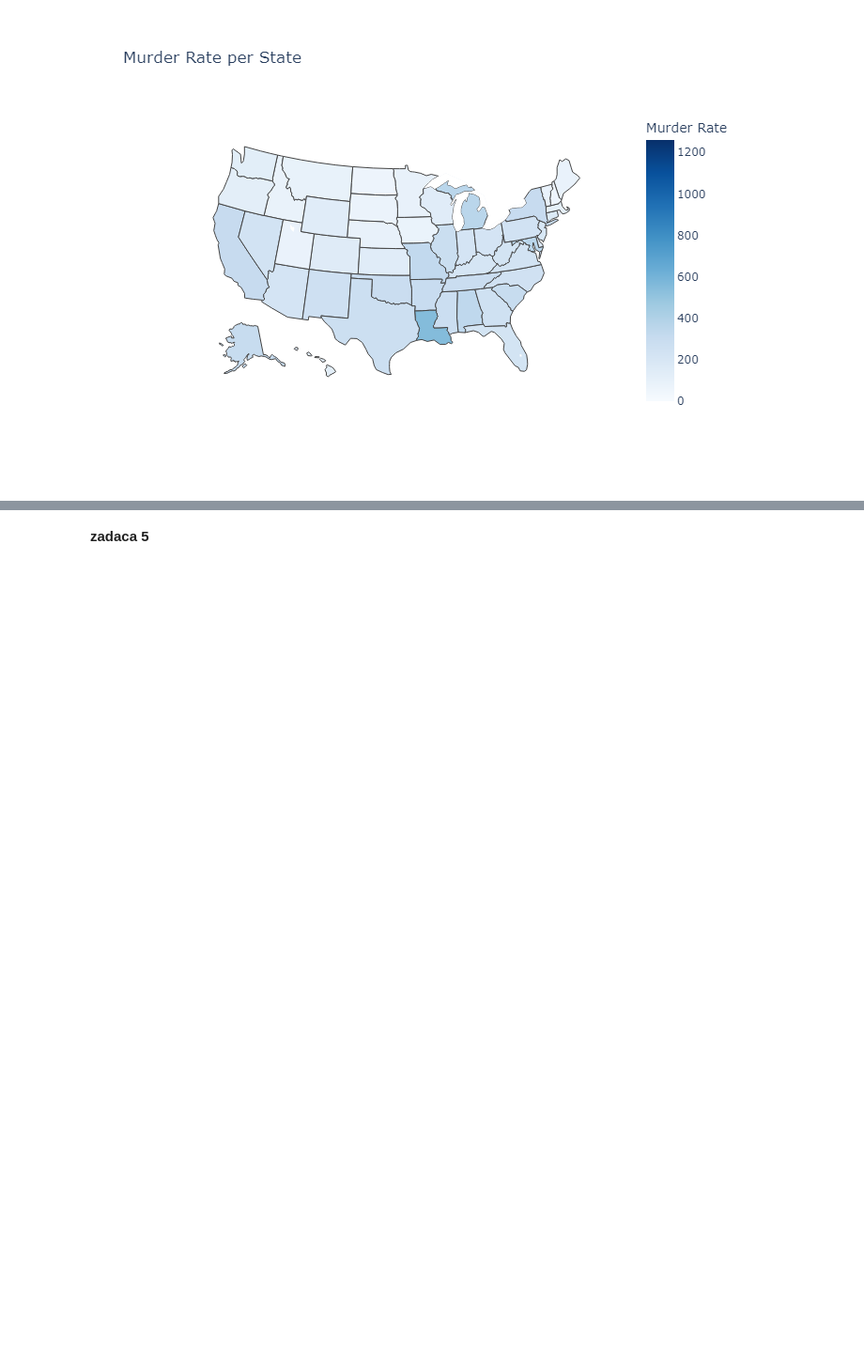
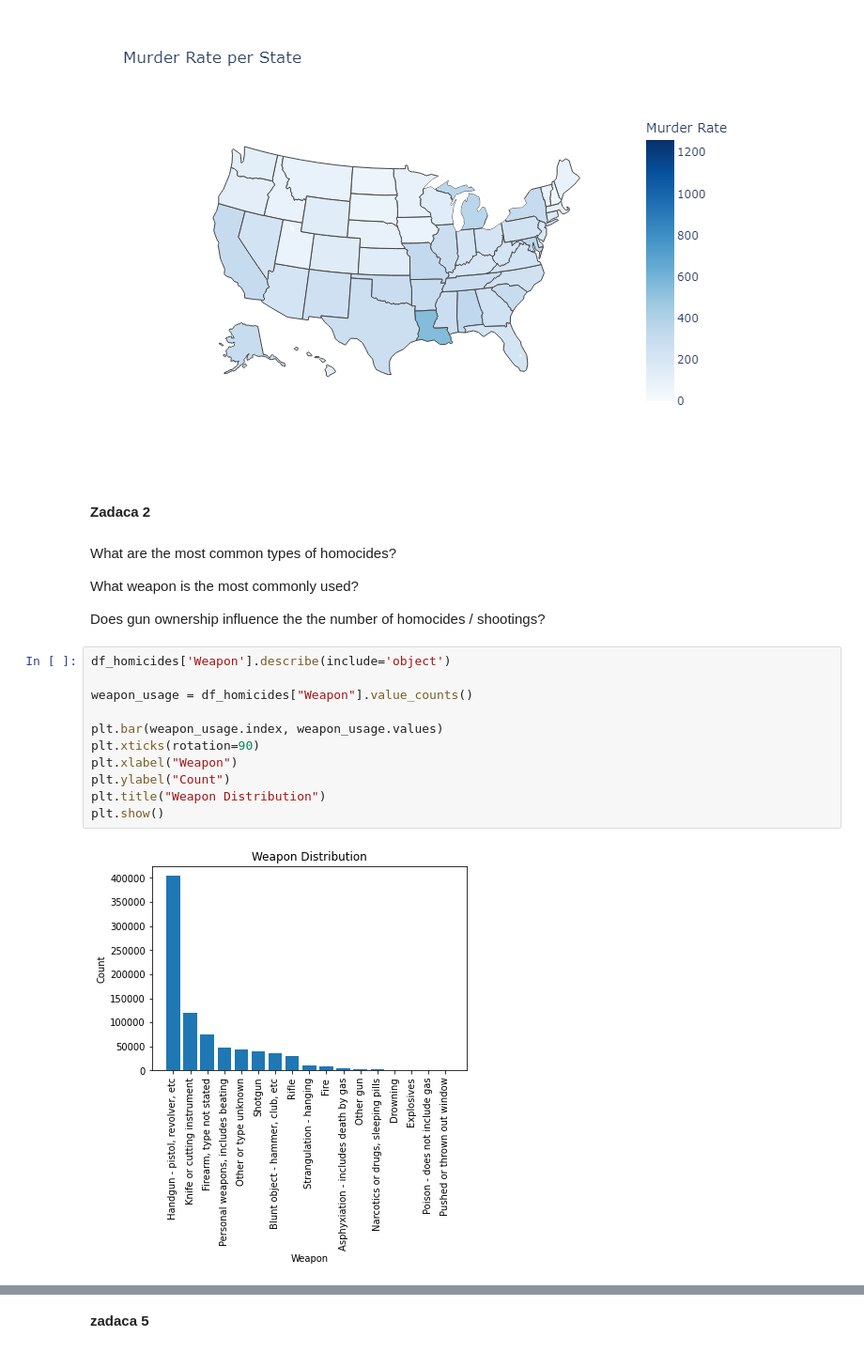
Before and after one commit to BodanT/PR23BTADBSDDDN, a Jupyter notebook: Porocilo.ipynb, the cells around one changed output, grey strips where cells are left out. Shown at 94% size. Drawn from its saved outputs; the diff is of its cells as text; blank space fills up the shorter version.

Commit message:
Zadaca 2 gotova

```diff
--- a/Porocilo.ipynb
+++ b/Porocilo.ipynb
@@ -203,3 +203,24 @@ fig.write_image("map_na_glava_zitel.png")
 Image(filename='map_na_glava_zitel.png')
 # %% [output]
 [figure]
+# %% [markdown]
+**Zadaca 2**
+# %% [markdown]
+What are the most common types of homocides?
+
+What weapon is the most commonly used?
+
+Does gun ownership influence the the number of homocides / shootings?
+# %%
+df_homicides['Weapon'].describe(include='object')
+
+weapon_usage = df_homicides["Weapon"].value_counts()
+
+plt.bar(weapon_usage.index, weapon_usage.values)
+plt.xticks(rotation=90)
+plt.xlabel("Weapon")
+plt.ylabel("Count")
+plt.title("Weapon Distribution")
+plt.show()
+# %% [output]
+[figure, added]
```
Also changed, not shown: parts of 6 cells of this notebook.
